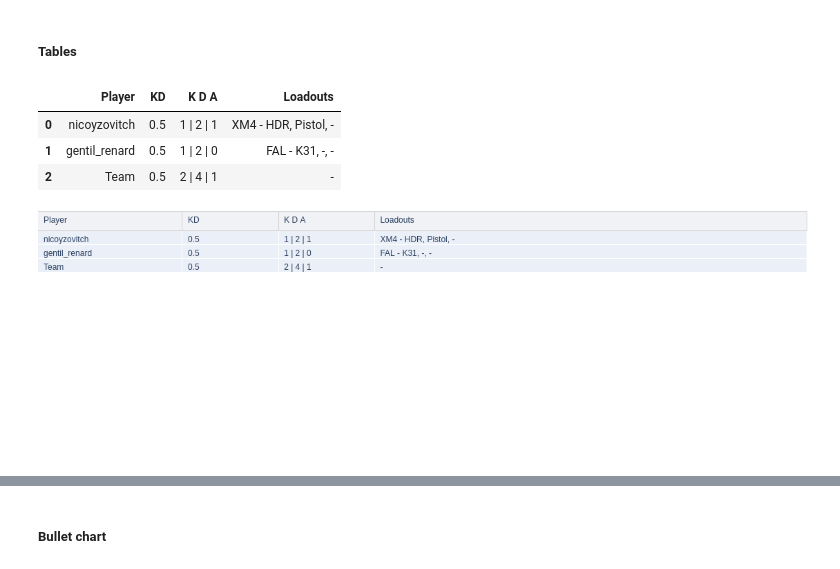
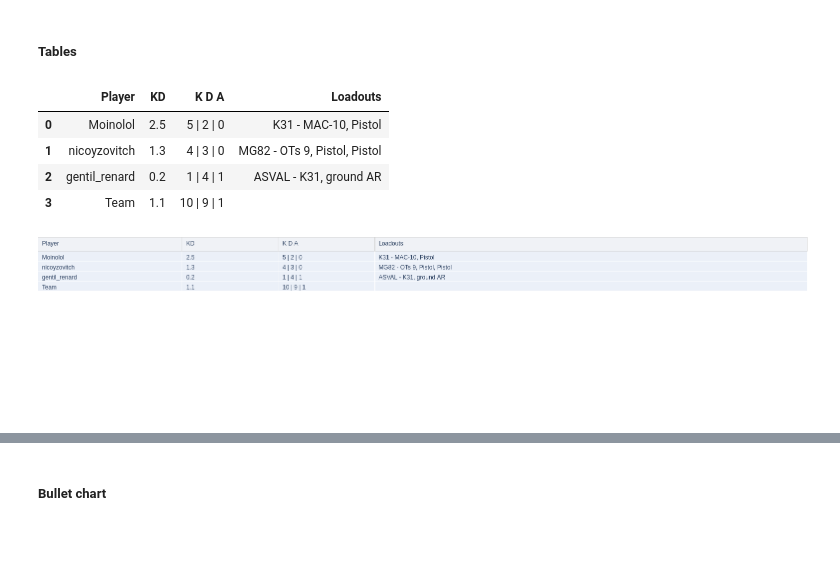
Before and after one commit to matthieuvion/wzkd, a Jupyter notebook: notebooks/format_one_match.ipynb, the cells around one changed output, grey strips where cells are left out. Drawn from its saved outputs; the diff is of its cells as text; code cells hidden in the pictures; blank space fills up the shorter version.

Commit message:
added visualization examples

```diff
--- a/notebooks/format_one_match.ipynb
+++ b/notebooks/format_one_match.ipynb
@@ -735,6 +867,6 @@ gentil_renard: FAL - K31, -, -
 # %%
 def shrinkDf(df, cols_to_concat, str_join, new_col):
-    """ For our df to occupy less space in Streamlit : to str + concat some cols into one"""
+    """ For our df to occupy less space in Streamlit : to str + concat given cols into 1"""
 
     def concat_cols(df, cols_to_concat, str_join):
         return pd.Series(map(str_join.join, df[cols_to_concat].values.tolist()),index = df.index)
@@ -746,31 +878,43 @@ def shrinkDf(df, cols_to_concat, str_join, new_col):
 
     return df
 
-def renderTeam(team_kills, team_weapons):
+def removeEmptyLoadouts(x):
+    """ Remove empty loadout after concatenation"""
+    x = x.split(', ')
+    x = list(map(lambda weapon: weapon.replace('-', '') if len(weapon) <= 1 else weapon, x))
+    x = list(filter(None, x))
+    return ', '.join(x)
+
+def renderTeam(team_kills):
     """ Render Team KDA concat with Team Weapons, in a plotly table"""
 
     team_kills = shrinkDf(team_kills, cols_to_concat=['Kills', 'Deaths', 'Assists'], str_join=' | ', new_col= 'K D A')
-    team_weapons = shrinkDf(team_weapons, cols_to_concat=['Loadout_1', 'Loadout_2', 'Loadout_3'], str_join=', ', new_col='Loadouts')
+    cols_to_concat = team_kills.columns[team_kills.columns.str.startswith('Loadout')].tolist()
+    team_kills = shrinkDf(team_kills, cols_to_concat, str_join=', ', new_col='Loadouts')
 
-    team_weapons.reset_index().drop('index', axis=1)
-    pad_row = {'Username': 'Team', 'Loadouts': '-'}
-    team_weapons = team_weapons.append(pad_row, ignore_index=True)
-    team_weapons = team_weapons.drop('Username', axis=1)
-    team_info = pd.concat([team_kills, team_weapons], axis=1, sort=True)
-    team_info = team_info.rename(columns={"Username": "Player"})
+    team_kills = team_kills.rename(columns={"Username": "Player"})
 
-    return team_info
+    return team_kills
 
 def renderPlayers(players_kills):
     """ Render Team KDA concat with Team Weapons, in a plotly table"""
 
     players_kills = shrinkDf(players_kills, cols_to_concat=['Kills', 'Deaths', 'Assists'], str_join=' | ', new_col= 'K D A')
-    players_kills = shrinkDf(players_kills, cols_to_concat=['Loadout_1', 'Loadout_2', 'Loadout_3'], str_join=', ', new_col= 'Loadouts')
+    cols_to_concat = players_kills.columns[players_kills.columns.str.startswith('Loadout')].tolist()
+    players_kills = shrinkDf(players_kills, cols_to_concat, str_join=', ', new_col='Loadouts')
+
     players_kills = players_kills.rename(columns={"Username": "Player"})
 
     return players_kills
+
+def removeEmptyStrings(x):
+    """ Remove empty strings "-" mainy left after concatenation operations or fillna"""
+    x = x.split(', ')
+    x = list(map(lambda weapon: weapon.replace('-', '') if len(weapon) <= 1 else weapon, x))
+    x = list(filter(None, x))
+    return ', '.join(x)
 # %%
-team_kills = renderTeam(team_kills, team_weapons)
-team_kills
+team_info = renderTeam(team_kills)
+team_info
 # %% [output]
 |  | Player | KD | K D A | Loadouts |
@@ -779,0 +925,3 @@ team_kills
+# %%
+team_info['Loadouts'] = team_info['Loadouts'].map(lambda x : removeEmptyStrings(x))
+team_info
@@ -860,42 +1022,43 @@ hist2 + red_median_line2
 # %%
 import plotly.graph_objects as go
 # %%
-team_kills
+team_info
 # %% [output]
 |  | Player | KD | K D A | Loadouts |
-| 0 | nicoyzovitch | 0.5 | 1 | 2 | 1 | XM4 - HDR, Pistol, - |
-| 1 | gentil_renard | 0.5 | 1 | 2 | 0 | FAL - K31, -, - |
-| 2 | Team | 0.5 | 2 | 4 | 1 | - |
+| 0 | Moinolol | 2.5 | 5 | 2 | 0 | K31 - MAC-10, Pistol |
+| 1 | nicoyzovitch | 1.3 | 4 | 3 | 0 | MG82 - OTs 9, Pistol, Pistol |
+| 2 | gentil_renard | 0.2 | 1 | 4 | 1 | ASVAL - K31, ground AR |
+| 3 | Team | 1.1 | 10 | 9 | 1 |  |
 # %%
-df = team_kills
+df = team_info
 
 fig = go.Figure(
     data=[
         go.Table(
             columnwidth = [30, 20, 20, 90],
             header = dict(values=list(df.columns),
                           align=['left'],
                           line_color='lightgray',
                           fill_color='#F0F2F6'),
             cells = dict(values=[df.Player, df.KD, df['K D A'], df.Loadouts],
                          align='left'))
     ]
 )
 
 # to narrow spaces between several figures
 fig.update_layout(
     width=600,
     height=250,
     margin=dict(
         l=0,
         r=1,
         b=0,
         t=0
         )
     )
 fig.show()
 # %% [output]
-[figure, old version]
+[figure, new version]
 # %%
 df = top_players
 
```
Also changed, not shown: parts of 82 cells of this notebook, 1 other file.
